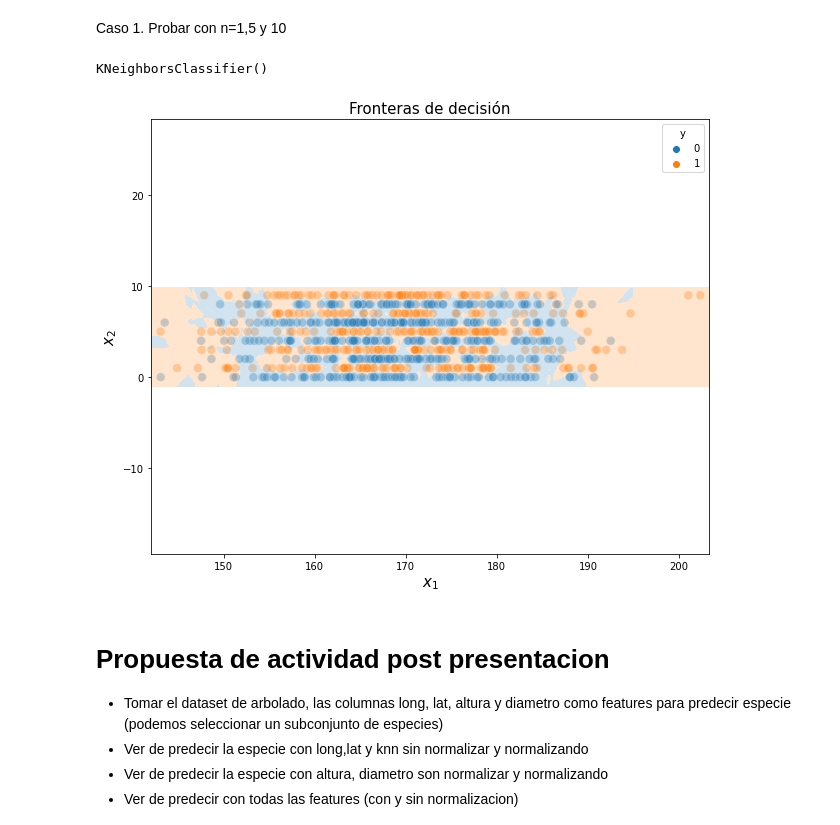
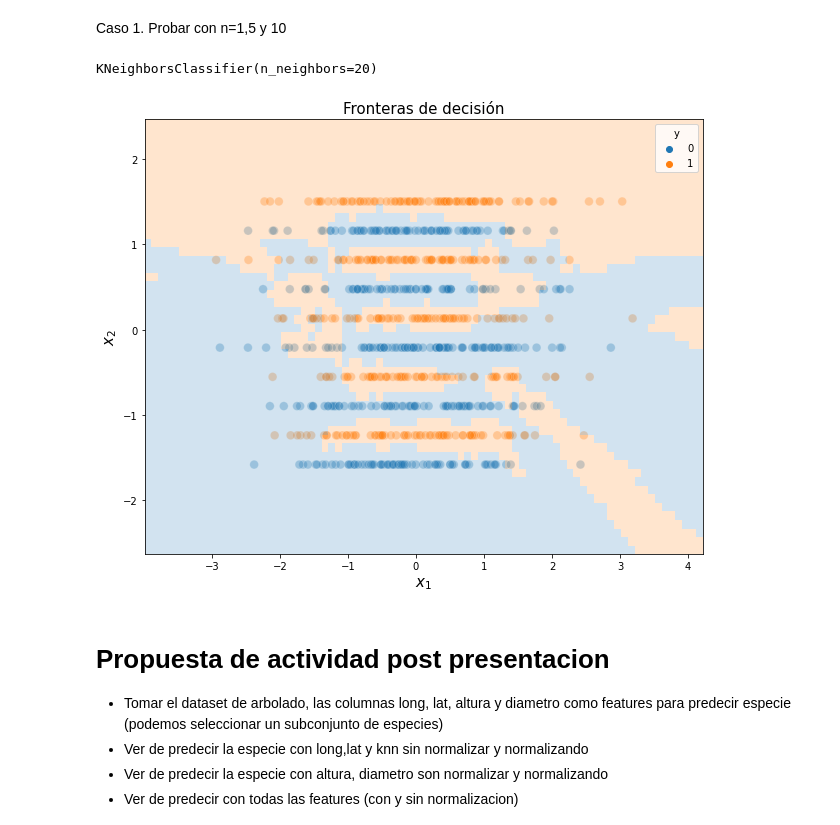
Before and after one commit to IonatanPerez/Cursos_DHDS_CN13, a Jupyter notebook: Clases/C26 - Knn/C26 - Modelo.ipynb, the cells around one changed output. Drawn from its saved outputs; the diff is of its cells as text; code cells hidden in the pictures.

```diff
--- a/Clases/C26 - Knn/C26 - Modelo.ipynb
+++ b/Clases/C26 - Knn/C26 - Modelo.ipynb
@@ -62,9 +62,9 @@ from sklearn.model_selection import train_test_split
 from sklearn.neighbors import KNeighborsClassifier
 from sklearn.preprocessing import StandardScaler
 
-normalizar = False
+normalizar = True
 
-cm = True
+cm = False
 
 if cm:
     data_renamed = data.rename(columns={"dni":"x2","alturas_cm":"x1"})
@@ -78,35 +78,35 @@ if normalizar:
     X_train[['x1', 'x2']] = scaler.fit_transform(X_train)
 
 
-knn = KNeighborsClassifier(n_neighbors=5)
+knn = KNeighborsClassifier(n_neighbors=20)
 knn.fit(X_train, y_train)
 # %% [output]
-KNeighborsClassifier()
+KNeighborsClassifier(n_neighbors=20)
 # %%
 # Definimos el tamaño de la figura
 plt.figure(figsize=(10,8))
 
 # Visualizamos los datos de entrenamiento
 g = sns.scatterplot(x=X_train['x1'], y=X_train['x2'], hue=y_train, alpha=0.3, s=75)
-g.axis('equal')
+#g.axis('equal')
 # Definimos una grilla de valores que abarcan todo el rango de cada variable
 x1_min, x1_max = X_train['x1'].min() - 1, X_train['x1'].max() + 1
 x2_min, x2_max = X_train['x2'].min() - 1, X_train['x2'].max() + 1
 x1, x2 = np.meshgrid(np.arange(x1_min, x1_max, .1), np.arange(x2_min, x2_max, .1))
 
 # Predecimos a partir de los valores de la grilla
 Z = knn.predict(np.c_[x1.ravel(), x2.ravel()])
 Z = Z.reshape(x1.shape)
 
 # Representamos las áreas de influencia de cada clase
 plt.pcolormesh(x1, x2, Z, cmap = ListedColormap(sns.color_palette(n_colors=2)), alpha=0.2, shading='auto')
 
 # Definimos los rótulos del gráfico
 plt.xlabel(f'$x_1$', fontsize=15)
 plt.ylabel(f'$x_2$', fontsize=15)
 plt.title('Fronteras de decisión', fontsize=15);
 # %% [output]
-[figure, old version]
+[figure, new version]
 # %% [markdown]
 # Propuesta de actividad post presentacion
 
```
Also changed, not shown: parts of 5 cells of this notebook, 2 other files.
